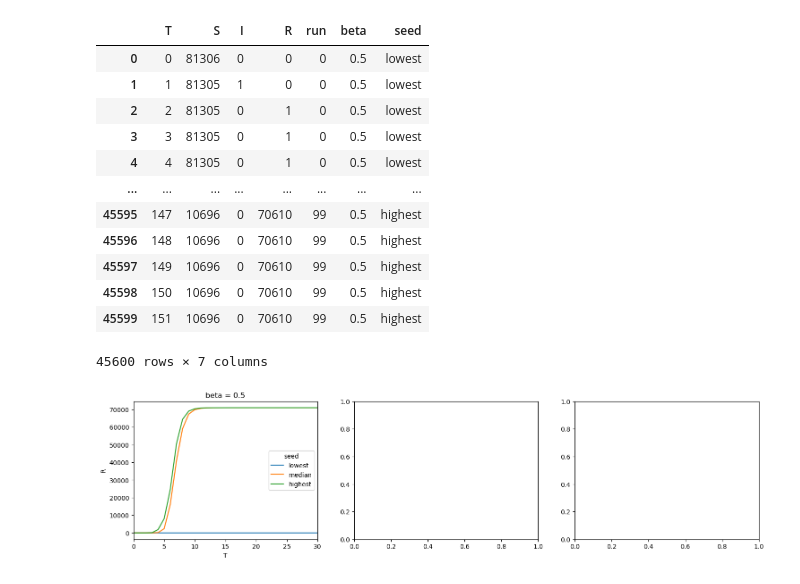
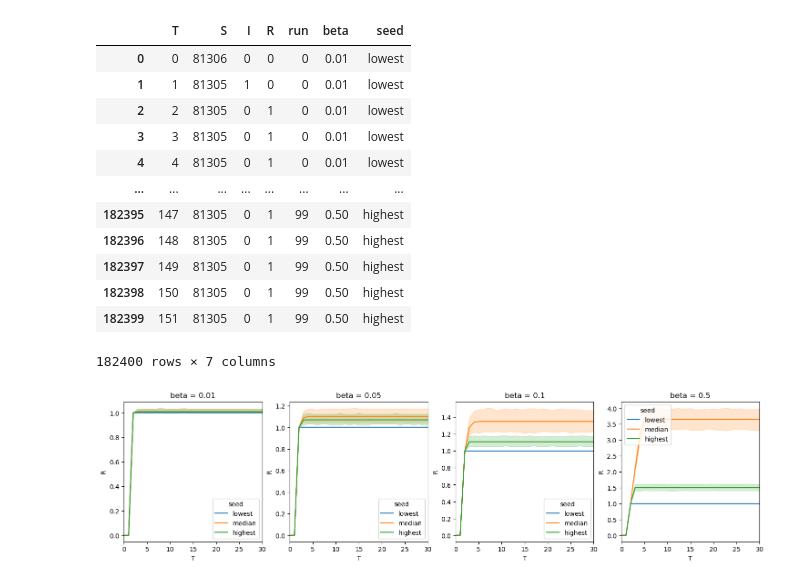
Before and after one commit to PetraVidnerova/core_agents, a Jupyter notebook: results_twitter.ipynb, the cells around one changed output. Drawn from its saved outputs; the diff is of its cells as text; code cells hidden in the pictures.

```diff
--- a/results_twitter.ipynb
+++ b/results_twitter.ipynb
@@ -2,34 +2,34 @@
 import pandas as pd
 # %%
 #df = pd.read_csv("TippingModel_twitter_results_eigenvalue.csv").rename(columns={"Unnamed: 0": "T"})
-df = pd.read_csv("Twitter_SIR_results_eigenvector.csv").rename(columns={"Unnamed: 0": "T"})
+df = pd.read_csv("Twitter_SIR_results_pagerank.csv").rename(columns={"Unnamed: 0": "T"})
 df
 # %% [output]
 |  | T | S | I | R | run | beta | seed |
-| 0 | 0 | 81306 | 0 | 0 | 0 | 0.5 | lowest |
-| 1 | 1 | 81305 | 1 | 0 | 0 | 0.5 | lowest |
-| 2 | 2 | 81305 | 0 | 1 | 0 | 0.5 | lowest |
-| 3 | 3 | 81305 | 0 | 1 | 0 | 0.5 | lowest |
-| 4 | 4 | 81305 | 0 | 1 | 0 | 0.5 | lowest |
+| 0 | 0 | 81306 | 0 | 0 | 0 | 0.01 | lowest |
+| 1 | 1 | 81305 | 1 | 0 | 0 | 0.01 | lowest |
+| 2 | 2 | 81305 | 0 | 1 | 0 | 0.01 | lowest |
+| 3 | 3 | 81305 | 0 | 1 | 0 | 0.01 | lowest |
+| 4 | 4 | 81305 | 0 | 1 | 0 | 0.01 | lowest |
 | ... | ... | ... | ... | ... | ... | ... | ... |
-| 45595 | 147 | 10696 | 0 | 70610 | 99 | 0.5 | highest |
-| 45596 | 148 | 10696 | 0 | 70610 | 99 | 0.5 | highest |
-| 45597 | 149 | 10696 | 0 | 70610 | 99 | 0.5 | highest |
-| 45598 | 150 | 10696 | 0 | 70610 | 99 | 0.5 | highest |
-| 45599 | 151 | 10696 | 0 | 70610 | 99 | 0.5 | highest |
+| 182395 | 147 | 81305 | 0 | 1 | 99 | 0.50 | highest |
+| 182396 | 148 | 81305 | 0 | 1 | 99 | 0.50 | highest |
+| 182397 | 149 | 81305 | 0 | 1 | 99 | 0.50 | highest |
+| 182398 | 150 | 81305 | 0 | 1 | 99 | 0.50 | highest |
+| 182399 | 151 | 81305 | 0 | 1 | 99 | 0.50 | highest |
-45600 rows × 7 columns
+182400 rows × 7 columns
 # %%
 import matplotlib.pyplot as plt
 import seaborn as sns
 # %%
-fig, axs = plt.subplots(ncols=3, figsize=(18,4))
+fig, axs = plt.subplots(ncols=4, figsize=(18,4))
 for i, beta in enumerate(df["beta"].unique()):
     sns.lineplot(data=df[df["beta"]==beta],
         x="T",
         y="R",
         hue="seed", ax=axs[i])
     axs[i].set(xlim=(0,30))
     #axs[i].set(ylim=(0,81000))
     axs[i].set_title(f"beta = {beta}")
 # %% [output]
-[figure, old version]
+[figure, new version]
```
Also changed, not shown: 1 other file.
